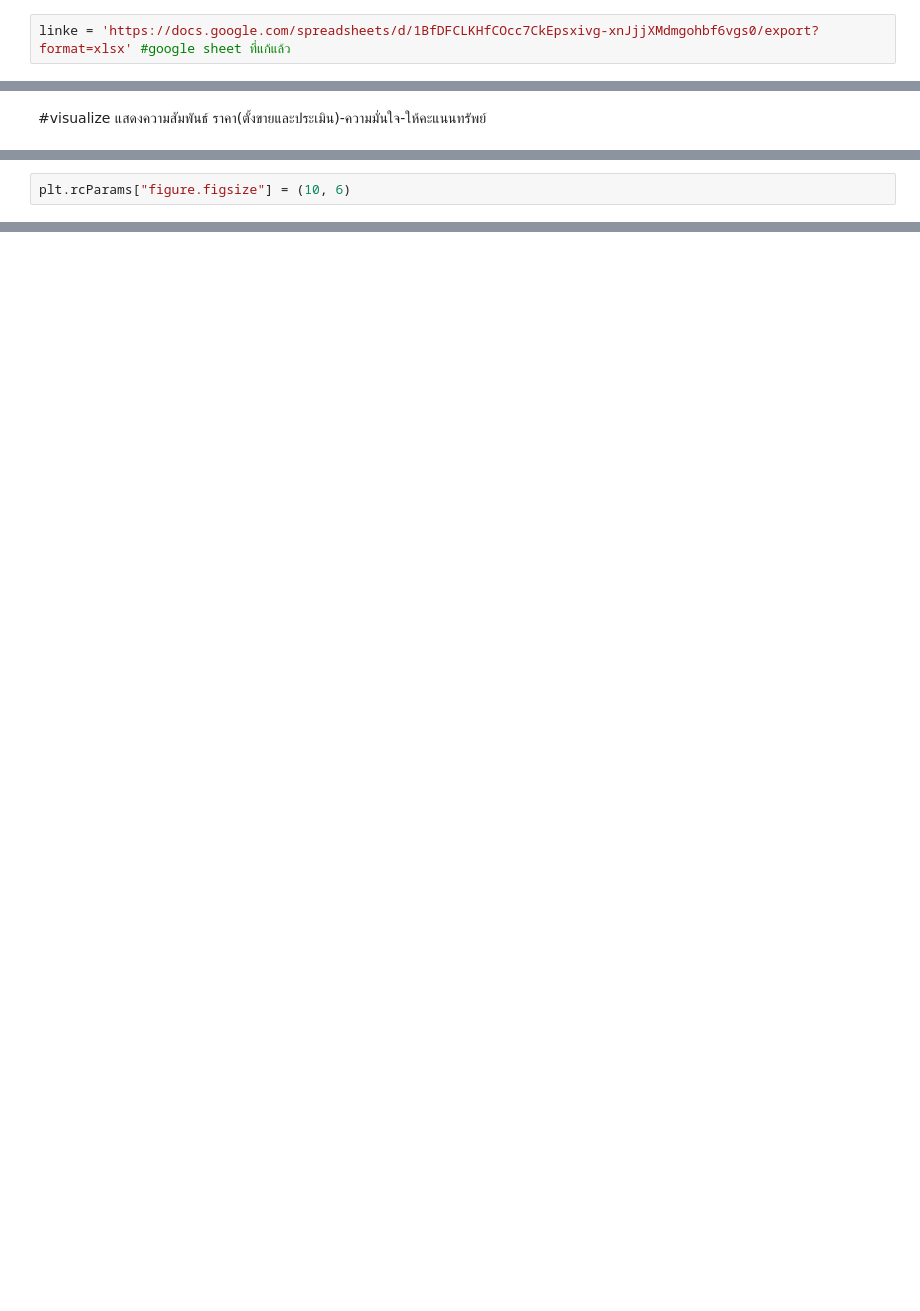
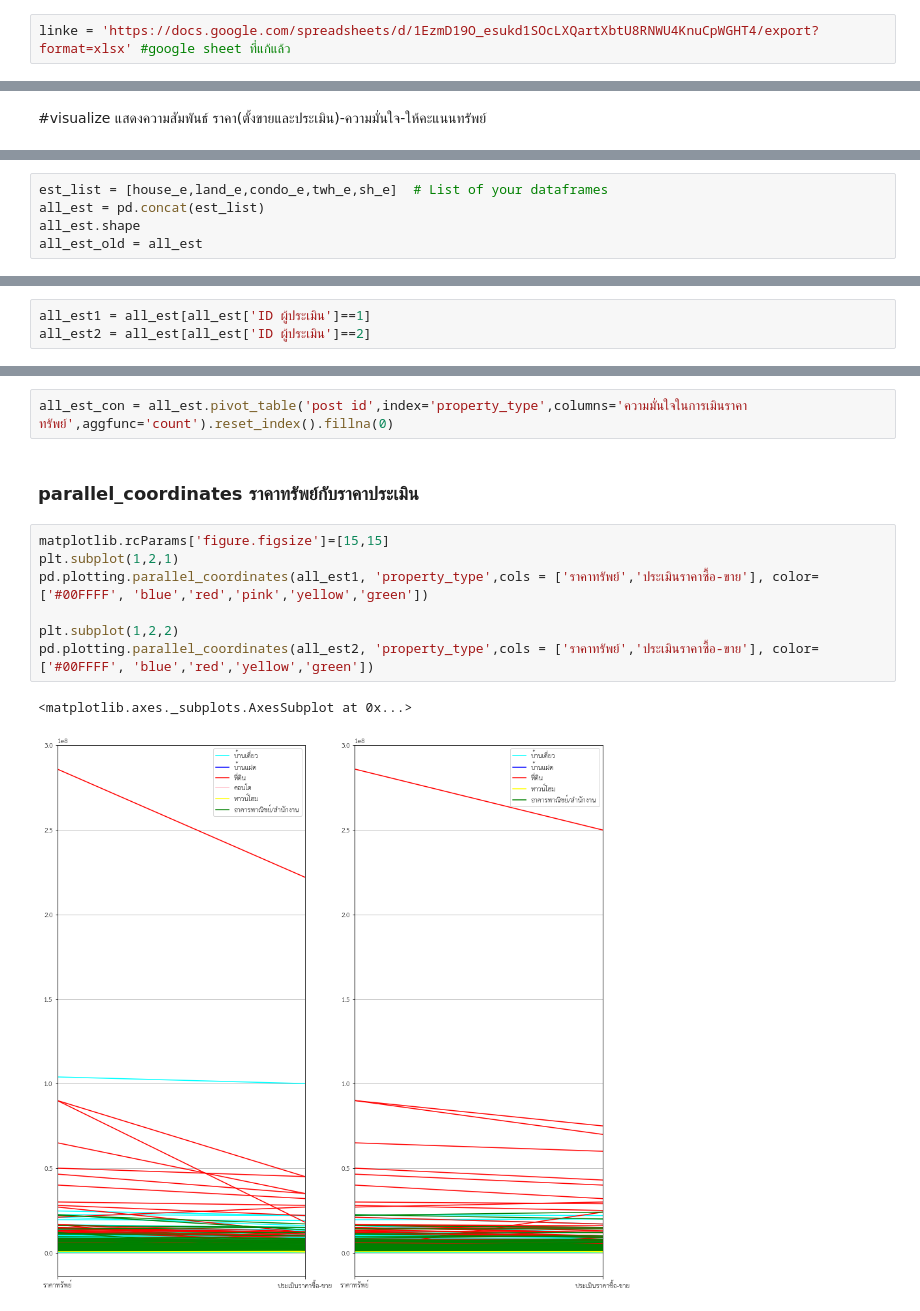
Before and after one commit to gxilly/bsc_dpdm22, a Jupyter notebook: [dataprep1]_property_estimator.ipynb, the cells around one changed output, grey strips where cells are left out. Cells and saved outputs as stored; diff of their text form; blank space fills up the shorter version.

```diff
--- a/[dataprep1]_property_estimator.ipynb
+++ b/[dataprep1]_property_estimator.ipynb
@@ -693,7 +689,7 @@ check_v(100,1200)
 # %% [markdown]
 # สร้าง column ใหม่ ลงในตาราง home โดย ค่าใน column คือค่า จาก function check(ราคาตั้งขาย,ราคาประเมิน1)
 # %%
-linke = 'https://docs.google.com/spreadsheets/d/1BfDFCLKHfCOcc7CkEpsxivg-xnJjjXMdmgohbf6vgs0/export?format=xlsx' #google sheet ที่แก้แล้ว
+linke = 'https://docs.google.com/spreadsheets/d/1EzmD19O_esukd1SOcLXQartXbtU8RNWU4KnuCpWGHT4/export?format=xlsx' #google sheet ที่แก้แล้ว
 # %% [markdown]
 ## House
 # %%
@@ -1046 +1035,6 @@ h1 = house_e[house_e['ID ผู้ประเมิน']== 1]
+# %%
+est_list = [house_e,land_e,condo_e,twh_e,sh_e]  # List of your dataframes
+all_est = pd.concat(est_list)
+all_est.shape
+all_est_old = all_est
 # %%
@@ -1078,2 +1041,0 @@ Name: ให้คะแนนทรัพย์, dtype: int64
-# %%
-plt.rcParams["figure.figsize"] = (10, 6)
@@ -1093,0 +1042,3 @@ h2 = house_e[house_e['ID ผู้ประเมิน']== 2]
+# %%
+all_est1 = all_est[all_est['ID ผู้ประเมิน']==1]
+all_est2 = all_est[all_est['ID ผู้ประเมิน']==2]
@@ -1093,0 +1047,14 @@ h2 = house_e[house_e['ID ผู้ประเมิน']== 2]
+# %%
+all_est_con = all_est.pivot_table('post id',index='property_type',columns='ความมั่นใจในการเมินราคาทรัพย์',aggfunc='count').reset_index().fillna(0)
+# %% [markdown]
+### parallel_coordinates ราคาทรัพย์กับราคาประเมิน
+# %%
+matplotlib.rcParams['figure.figsize']=[15,15]
+plt.subplot(1,2,1)
+pd.plotting.parallel_coordinates(all_est1, 'property_type',cols = ['ราคาทรัพย์','ประเมินราคาซื้อ-ขาย'], color=['#00FFFF', 'blue','red','pink','yellow','green'])
+
+plt.subplot(1,2,2)
+pd.plotting.parallel_coordinates(all_est2, 'property_type',cols = ['ราคาทรัพย์','ประเมินราคาซื้อ-ขาย'], color=['#00FFFF', 'blue','red','yellow','green'])
+# %% [output]
+<matplotlib.axes._subplots.AxesSubplot at 0x...>
+[figure, added]
```
Also changed, not shown: parts of 32 cells of this notebook.
